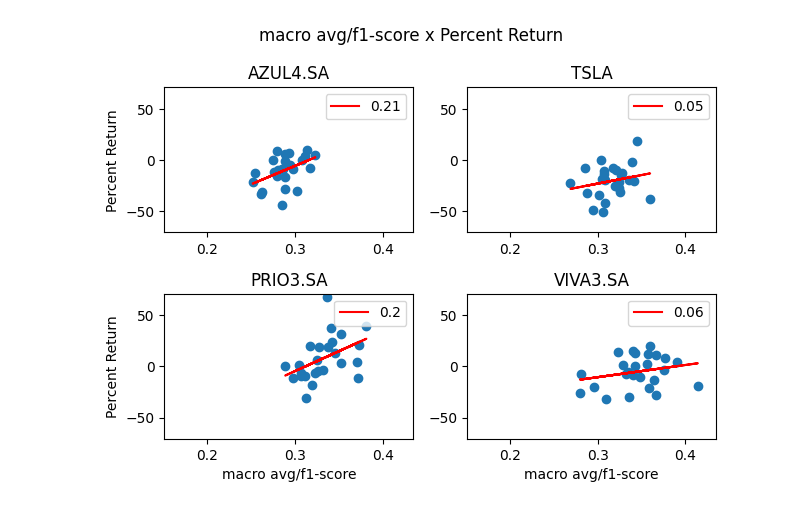
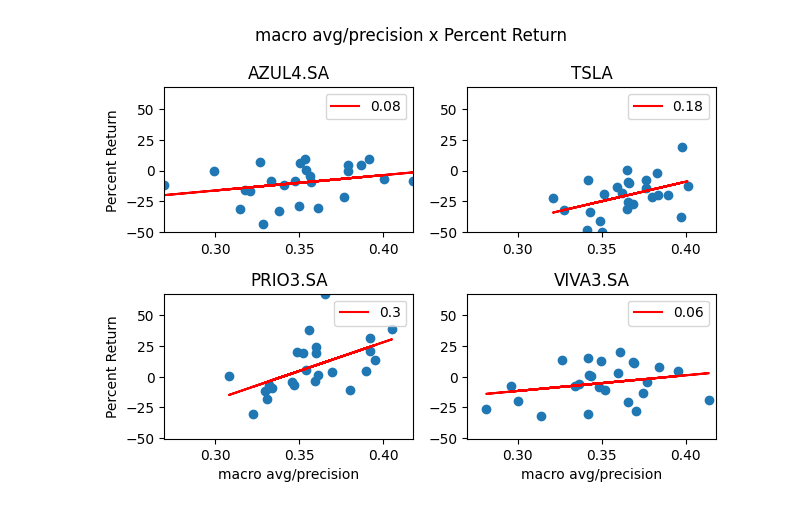
Before and after one commit to kauanmaf/field_project_cartesius, a Jupyter notebook: results_analysis.ipynb, the cells around one changed output. Drawn from its saved outputs; the diff is of its cells as text; code cells hidden in the pictures.

```diff
--- a/results_analysis.ipynb
+++ b/results_analysis.ipynb
@@ -7,6 +7,9 @@ import json
 # %%
 results = pd.read_csv("resultado_junto.csv")
 
+results["Total Dict"] = results["Total Dict"].apply(lambda x: ast.literal_eval(x))
+results["Selected Features"] = results["Selected Features"].apply(lambda x: ast.literal_eval(x))
+
 bresults = results[results["binarized"] == 1]
 nbresults = results[results["binarized"] == 0]
 # %%
@@ -66,22 +69,20 @@ def plot_graphs(data, x, y, graph, both = False, regression = False):
 
     if "/" in x:
         trade, stat = x.split("/")
-        data_x["data"] = data["Total Dict"].apply(lambda x: ast.literal_eval(x))
-        data_x["data"] = data_x["data"].apply(lambda x: x[trade][stat])
+        data_x["data"] = data["Total Dict"].apply(lambda x: x[trade][stat])
     else:
         data_x["data"] = data[x]
 
     if "/" in y:
         trade, stat = y.split("/")
-        data_y["data"] = data["Total Dict"].apply(lambda x: ast.literal_eval(x))
-        data_y["data"] = data_y["data"].apply(lambda x: x[trade][stat])
+        data_y["data"] = data["Total Dict"].apply(lambda x: x[trade][stat])
     else:
         data_y["data"] = data[y]
 
     xmin, xmax = np.min(data_x["data"]), np.max(data_x["data"])
     ymin, ymax = np.min(data_y["data"]), np.max(data_y["data"])
-    xmin, xmax = (1 - np.sign(xmin) * 0.4)*xmin, 1.05*xmax
-    ymin, ymax = (1 - np.sign(ymin) * 0.4)*ymin, 1.05*ymax
+    # xmin, xmax = (1 - np.sign(xmin) * 0.4)*xmin, 1.05*xmax
+    # ymin, ymax = (1 - np.sign(ymin) * 0.4)*ymin, 1.05*ymax
 
     for position, title in positions.items():
         if both:
@@ -105,6 +106,6 @@ def plot_graphs(data, x, y, graph, both = False, regression = False):
     plt.tight_layout()
     plt.show()
 # %%
-plot_graphs(data = bresults, x = "macro avg/f1-score", y = "Percent Return", graph = "scatter", both = False, regression = True)
+plot_graphs(data = bresults, x = "macro avg/precision", y = "Percent Return", graph = "scatter", both = False, regression = True)
 # %% [output]
-[figure, old version]
+[figure, new version]
```
Also changed, not shown: parts of 1 cell of this notebook.
